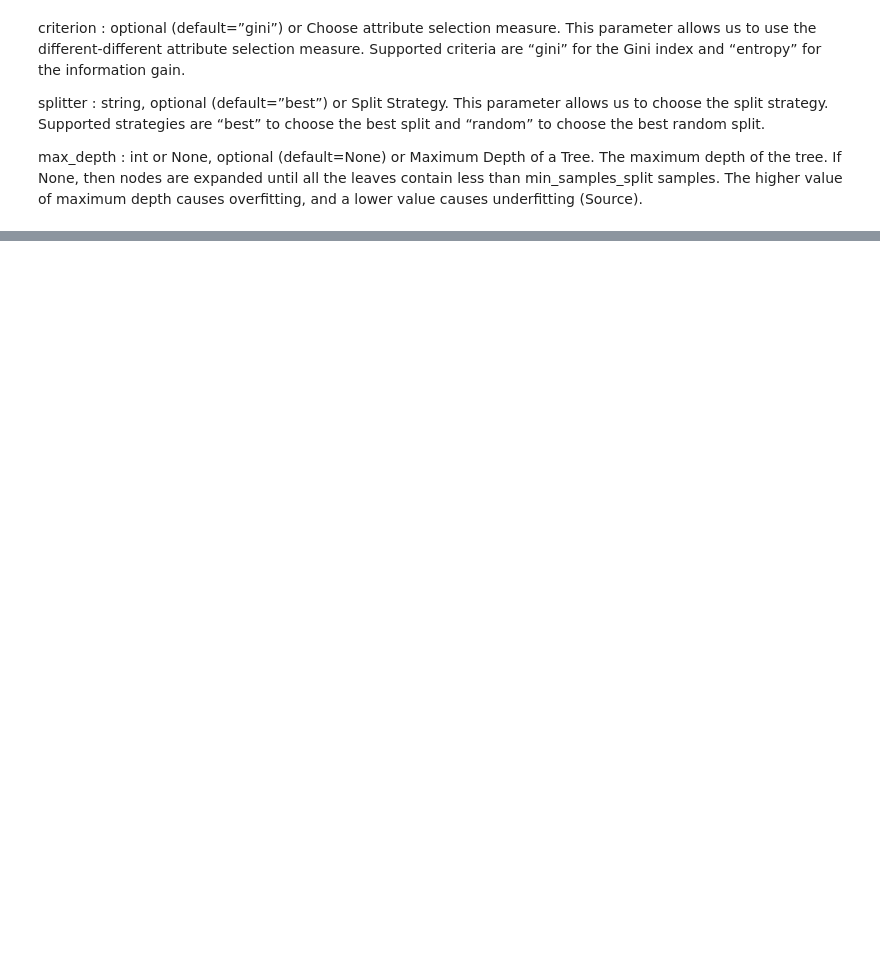
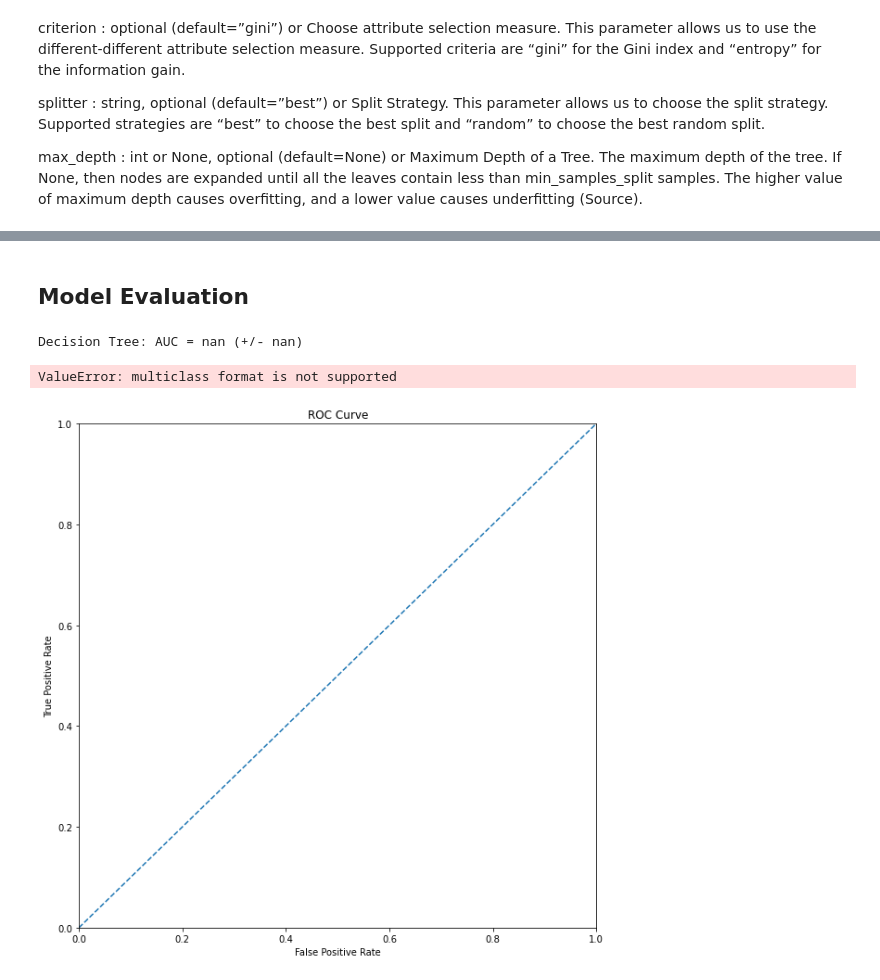
Before and after one commit to ranga-godhandaraman/diabeties-readmission, a Jupyter notebook: Decision tree- capstone 7.ipynb, the cells around one changed output, grey strips where cells are left out. Saved outputs shown, nothing was run; the diff lists cells and outputs as text; code cells hidden in the pictures; blank space fills up the shorter version.

```diff
--- a/Decision tree- capstone 7.ipynb
+++ b/Decision tree- capstone 7.ipynb
@@ -204,0 +391,2 @@ tree.plot_tree(clf_gini.fit(X_train, y_train))
+# %% [markdown]
+## Model Evaluation
@@ -204,0 +396,30 @@ tree.plot_tree(clf_gini.fit(X_train, y_train))
+# %%
+# Define the models to be evaluated
+models = [("Decision Tree", DecisionTreeClassifier()),
+          ("Random Forest", RandomForestClassifier()),
+          ("Naive Bayes", GaussianNB()),
+          "GradientBoosting",GradientBoostingClassifier(),"K-NN",KNeighborsClassifier()]
+# %%
+# Compare the performance of models using 5-fold cross-validation and ROC curve
+plt.figure(figsize=(10,10))
+plt.plot([0, 1], [0, 1], linestyle='--')
+plt.xlim([0, 1])
+plt.ylim([0, 1])
+plt.xlabel('False Positive Rate')
+plt.ylabel('True Positive Rate')
+plt.title('ROC Curve')
+
+for name, model in models:
+    scores = cross_val_score(model, X, y, cv=5, scoring="roc_auc")
+    print(f"{name}: AUC = {scores.mean():.2f} (+/- {scores.std():.2f})")
+    model.fit(X, y)
+    y_proba = model.predict_proba(X)[:,1]
+    fpr, tpr, _ = roc_curve(y, y_proba)
+    plt.plot(fpr, tpr, label=name)
+
+plt.legend(loc="lower right")
+plt.show()
+# %% [output]
+Decision Tree: AUC = nan (+/- nan)
+ValueError: multiclass format is not supported
+[figure, added]
```
Also changed, not shown: parts of 34 cells of this notebook.
